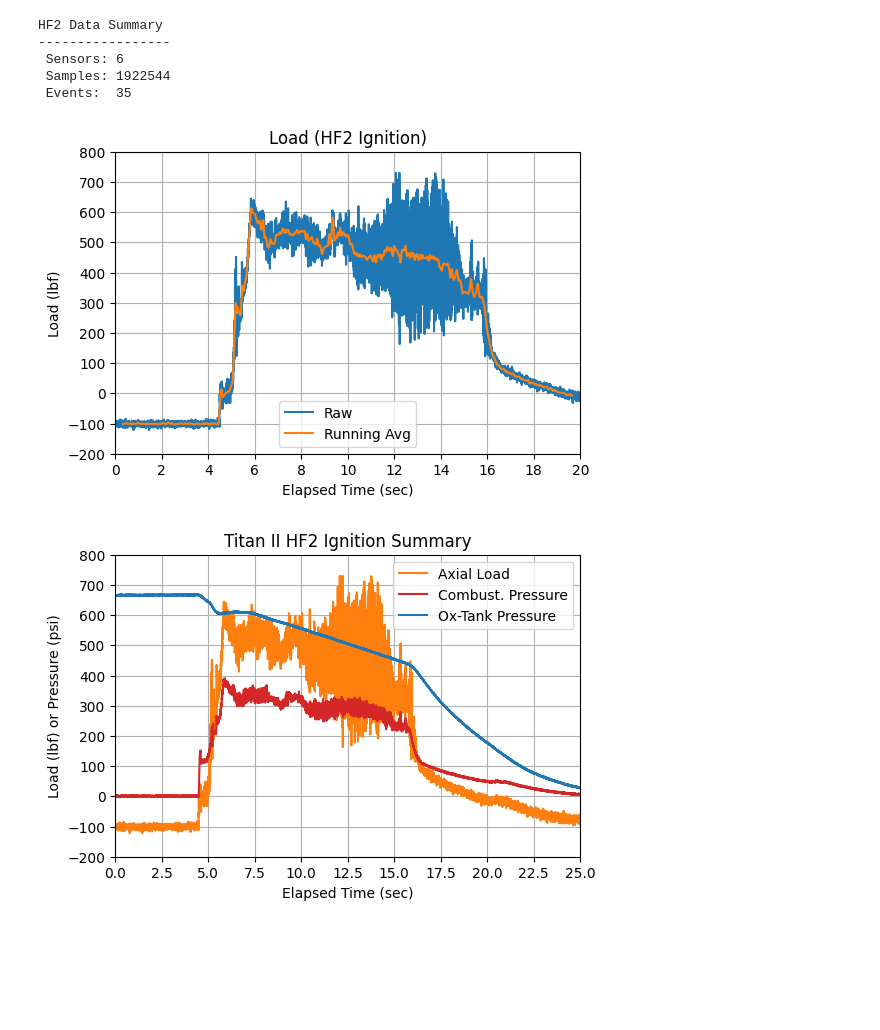
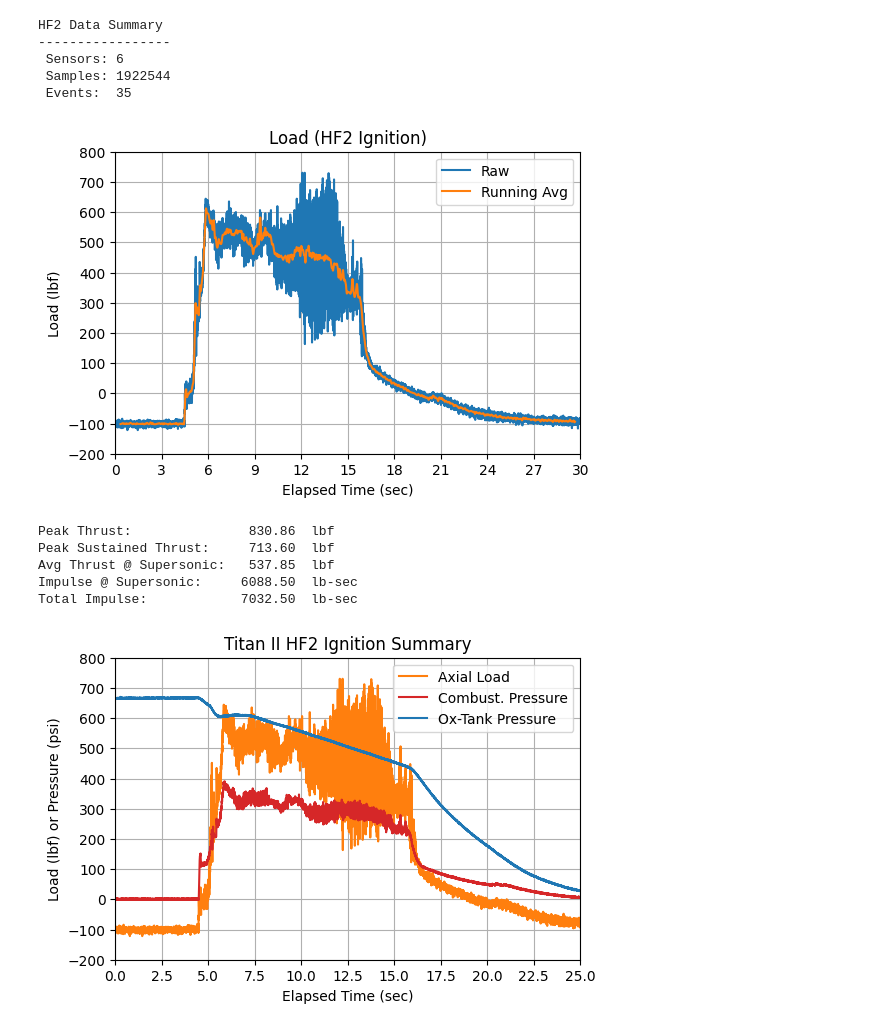
Before and after one commit to rice-eclipse/hotfire-data, a Jupyter notebook: analysis-titan-hf-2.ipynb, the cells around one changed output. Cells and saved outputs as stored; diff of their text form; code cells hidden in the pictures; blank space fills up the shorter version.

Commit message:
Titan II HF3 data and analysis

```diff
--- a/analysis-titan-hf-2.ipynb
+++ b/analysis-titan-hf-2.ipynb
@@ -39,11 +39,45 @@ HF2 Data Summary
 ep = vis.EventPlotter(data, events, dpi=100)
 lpf = LPF(fs=300, length=101, cutoff=10, window="blackman")
 # %%
-ep.plot(sensor_id=1, event_id=31, duration=20, filter=lpf,
+ep.plot(sensor_id=1, event_id=31, duration=30, filter=lpf,
         title="Load (HF2 Ignition)", ylabel="Load (lbf)",
         num_xticks=11, dif_yticks=100)
 # %% [output]
-[figure, old version]
+[figure, new version]
+# %%
+time_start = float(events[31]["secs"])
+time_end = time_start + 27
+sample_start = vis.nearest_sample(data, time_start)
+sample_end = vis.nearest_sample(data, time_end)
+
+times_event = [t - time_start for t in times[sample_start : sample_end]]
+data_event = data[sample_start : sample_end, 1]
+
+offset = np.mean(data_event[0:1000])
+
+impulse_total = 0
+for sample in data_event[int(300*4.48):]:
+    impulse_total += (sample - offset) / 300
+
+impulse_main = 0
+for sample in data_event[int(300*4.48):int(300*15.8)]:
+    impulse_main += (sample - offset) / 300
+
+peak_thrust = max(data_event) - offset
+peak_sustained_thrust = np.mean(data_event[int(300*5.83) : int(300*5.88)]) - offset
+avg_thrust = impulse_main / ((int(300*15.8) - int(300*4.48)) / 300)
+
+print(f"Peak Thrust:\t\t   {peak_thrust:.2f}  lbf")
+print(f"Peak Sustained Thrust:\t   {peak_sustained_thrust:.2f}  lbf")
+print(f"Avg Thrust @ Supersonic:   {avg_thrust:.2f}  lbf")
+print(f"Impulse @ Supersonic:\t  {impulse_main:.2f}  lb-sec")
+print(f"Total Impulse:\t\t  {impulse_total:.2f}  lb-sec")
+# %% [output]
+Peak Thrust:               830.86  lbf
+Peak Sustained Thrust:     713.60  lbf
+Avg Thrust @ Supersonic:   537.85  lbf
+Impulse @ Supersonic:     6088.50  lb-sec
+Total Impulse:            7032.50  lb-sec
 # %%
 ep.plot(sensor_id=1, event_id=31, duration=25, filter=None,
         title="Titan II HF2 Ignition Summary", ylabel="Load (lbf) or Pressure (psi)",
```
Also changed, not shown: parts of 1 cell of this notebook, 6 other files.
